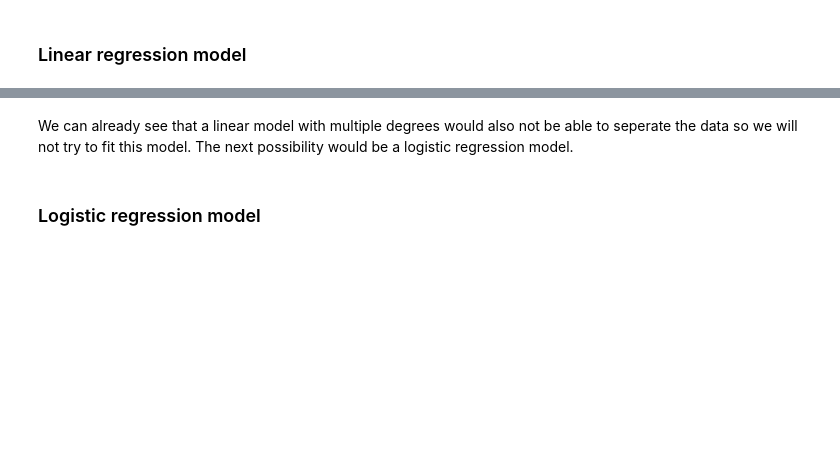
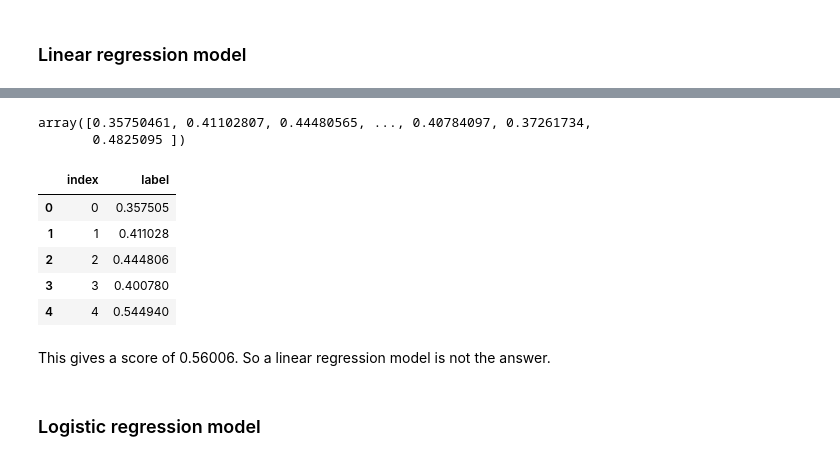
Before and after one commit to JanaDeCoster/Machine_Learning_course_UGent_D012554_kaggle, a Jupyter notebook: Kaggle_eye_blinking_prediciton.ipynb, the cells around one changed output, grey strips where cells are left out. Saved outputs shown, nothing was run; the diff lists cells and outputs as text; code cells hidden in the pictures; blank space fills up the shorter version.

```diff
--- a/Kaggle_eye_blinking_prediciton.ipynb
+++ b/Kaggle_eye_blinking_prediciton.ipynb
@@ -284,23 +238,0 @@ First lets try to see if this data could be seperated by a non-linear regression
-# %%
-from sklearn.preprocessing import MinMaxScaler
-
-feature_scaler = MinMaxScaler()
-
-sns.lmplot(x="AF3", y="F7", data=trainset_stand, fit_reg=False, height=7, scatter_kws={"s": 80})
-
-model = LinearRegression(fit_intercept=True)
-x_plot = np.linspace(0, 1, 100)
-
-for degree in [3, 4, 5, 6, 7, 8, 9, 10, 11, 12, 13]:
-    X['AF3^'+str(degree)] = X['AF3']**degree
-    #transformed feature are at different scale!!!
-    X['AF3^'+str(degree)] = feature_scaler.fit_transform(X[ ['AF3^'+str(degree)]])
-
-    model.fit(X, y)
-
-    pred = model.intercept_
-    for i in range(degree):
-        pred += model.coef_[i]*((x_plot)**(i+1))
-    plt.plot(x_plot,pred,label="%d" % degree)
-plt.legend(loc='lower left')
-plt.show()
@@ -309,2 +239,20 @@ plt.show()
-# %% [markdown]
-We can already see that a linear model with multiple degrees would also not be able to seperate the data so we will not try to fit this model. The next possibility would be a logistic regression model.
+# %%
+model = LinearRegression(fit_intercept=True)
+model.fit(X,y)
+predictions = model.predict(X_test)
+predictions
+# %% [output]
+array([0.35750461, 0.41102807, 0.44480565, ..., 0.40784097, 0.37261734,
+       0.4825095 ])
+# %%
+sample_submission = pd.DataFrame(columns = ['index', 'label'])
+sample_submission['index'] = y_test
+sample_submission['label'] = predictions
+sample_submission.head()
+# %% [output]
+|  | index | label |
+| 0 | 0 | 0.357505 |
+| 1 | 1 | 0.411028 |
+| 2 | 2 | 0.444806 |
+| 3 | 3 | 0.400780 |
+| 4 | 4 | 0.544940 |
@@ -311,3 +263,5 @@ We can already see that a linear model with multiple degrees would also not be a
+# %% [markdown]
+This gives a score of 0.56006. So a linear regression model is not the answer.
 # %% [markdown]
 ### Logistic regression model
 # %% [markdown]
```
Also changed, not shown: parts of 9 cells of this notebook.
